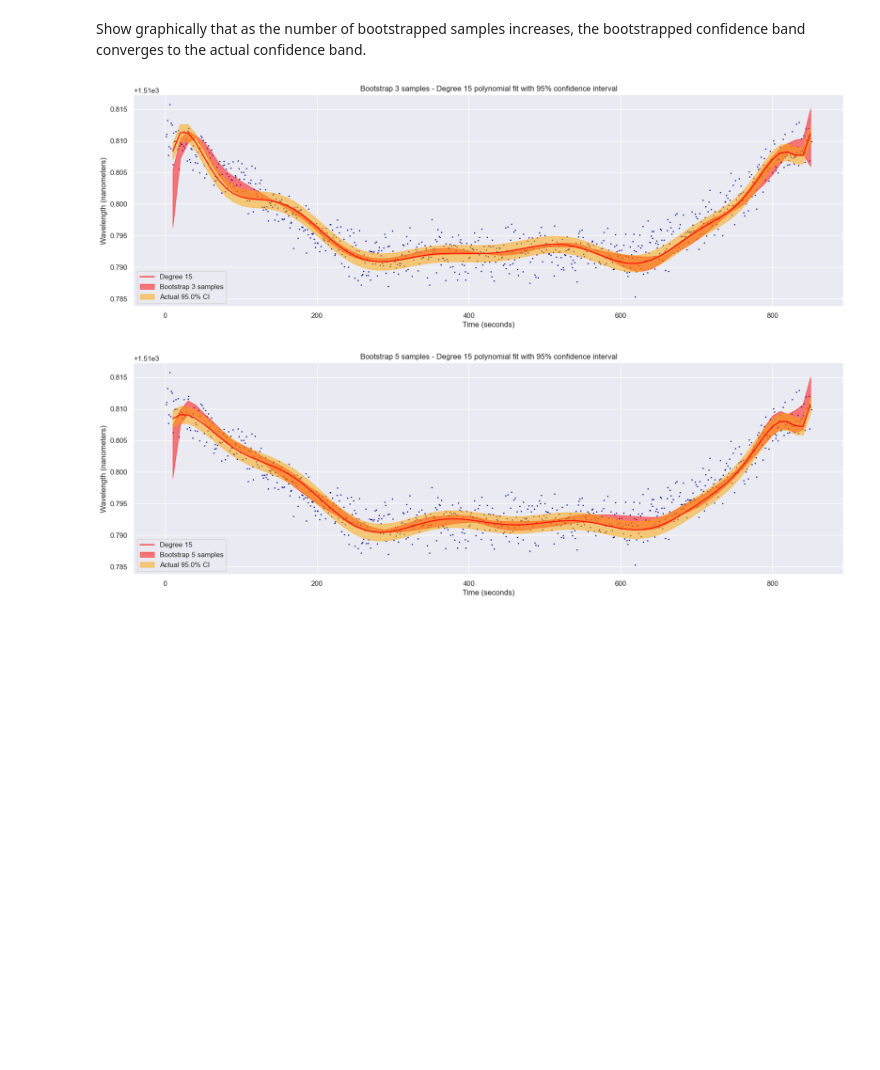
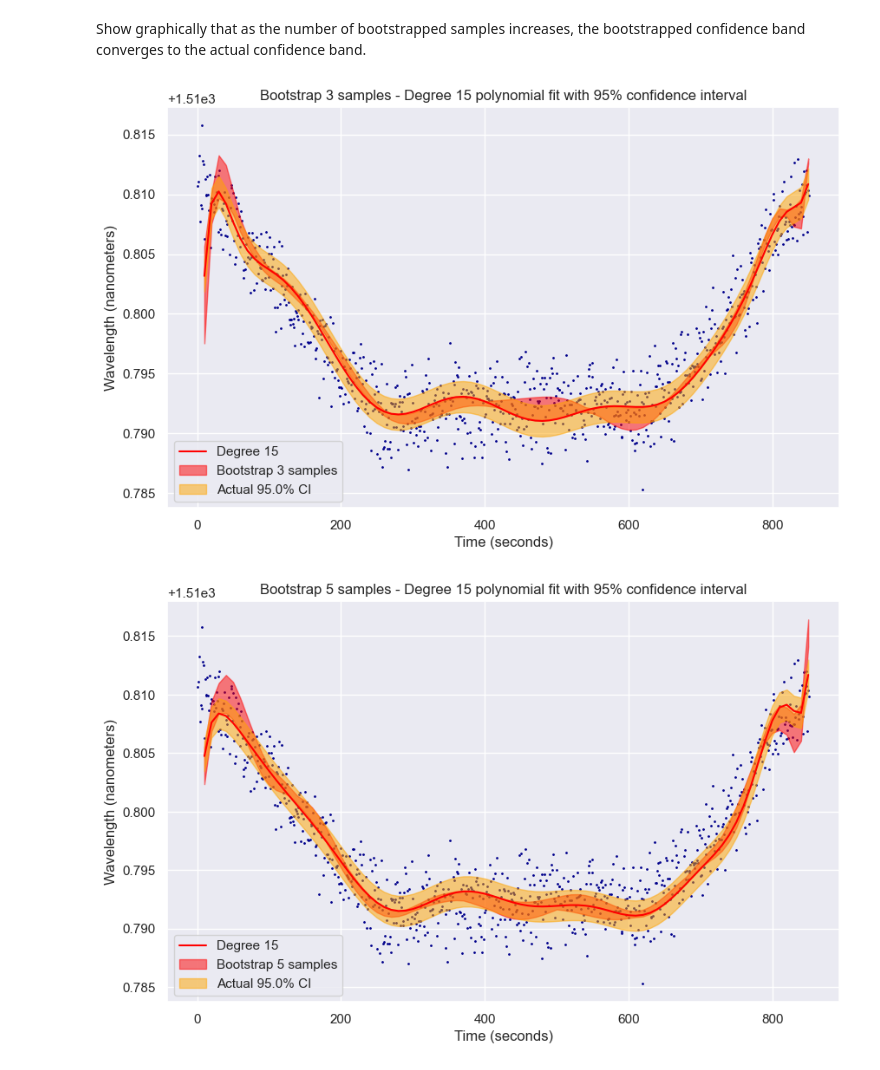
Before and after one commit to imrankhan37/Stats_Coursework, a Jupyter notebook: Task 1.ipynb, the cells around one changed output. Saved outputs shown, nothing was run; the diff lists cells and outputs as text; code cells hidden in the pictures; blank space fills up the shorter version.

```diff
--- a/Task 1.ipynb
+++ b/Task 1.ipynb
@@ -345,7 +492,7 @@ def fit_model_predict_plot(time, wavelength, degree, poly):
     time_standardised_poly_pred = poly.fit_transform(time_standardised_pred.reshape(-1, 1))
     wavelength_pred = model.predict(time_standardised_poly_pred)
 
-    plt.figure(figsize=(15, 6))
+    plt.figure(figsize=(10, 6))
     plt.scatter(time_sample, wavelength_sample, color='darkblue', s=1)
     plt.plot(time_pred, wavelength_pred, label=f'Degree {degree}')
     plt.xlabel('Time (seconds)')
@@ -357,7 +504,7 @@ def fit_model_predict_plot(time, wavelength, degree, poly):
     residuals = wavelength_sample - model.predict(time_standardised_poly_sample)
 
     # Plot the residuals
-    plt.figure(figsize=(15, 6))
+    plt.figure(figsize=(10, 6))
     plt.scatter(time_sample, residuals, color='darkblue', s=1)
     plt.xlabel('Time (seconds)')
     plt.ylabel('Residuals (nanometers)')
@@ -367,7 +514,7 @@ def fit_model_predict_plot(time, wavelength, degree, poly):
     plt.axhline(y=0, color='red', linestyle='--')
     plt.show()
 # %%
-degree = 15
+degree = aic_df[aic_df['aic'] == aic_df['aic'].min()]['degree'].values[0]
 poly = PolynomialFeatures(degree=degree)
 fit_model_predict_plot(time, wavelength, degree, poly)
 # %% [output]
@@ -381,7 +528,7 @@ band for the expected wavelength as a function of time index. It is pointwise as
 is constructed from a set of confidence intervals, one at each point (value of ‘X’). You
 decide to bootstrap.
 # %%
-degree = 15
+degree = aic_df[aic_df['aic'] == aic_df['aic'].min()]['degree'].values[0]
 poly = PolynomialFeatures(degree=degree)
 fit_model_predict_plot(time, wavelength, degree, poly)
 # %% [output]
@@ -478,7 +625,7 @@ def fit_model_predict_plot_bootsrap(time, wavelength, degree):
 
     return predicted_values
 # %%
-degree = 15
+degree = aic_df[aic_df['aic'] == aic_df['aic'].min()]['degree'].values[0]
 poly = PolynomialFeatures(degree=degree)
 
 time_sample, wavelength_sample = extract_sample(time, wavelength)
@@ -525,9 +673,7 @@ plt.show()
 # %% [markdown]
 Show graphically that as the number of bootstrapped samples increases, the bootstrapped confidence band converges to the actual confidence band.
 # %%
-# Show graphically that as the number of bootstrapped samples increases, the bootstrapped confidence band converges to the actual confidence band.
-
-degree = 15
+degree = aic_df[aic_df['aic'] == aic_df['aic'].min()]['degree'].values[0]
 poly = PolynomialFeatures(degree=degree)
 
 no_of_bootstampled_samples = [3, 5, 10, 20, 50, 100, 500]
@@ -539,33 +685,35 @@ for i in no_of_bootstampled_samples:
     for j in range(i):
         dataframe = fit_model_predict_plot_bootsrap(time, wavelength, degree)
         predicted_values = pd.concat([predicted_values, dataframe['wavelength']], axis = 1)
 
     quantile_25 = predicted_values[:].apply(lambda x: x.quantile(0.025), axis=1)
     quantile_975 = predicted_values[:].apply(lambda x: x.quantile(0.975), axis=1)
 
     #Create new time array for prediction
     time_pred = np.linspace(min(time_sample), max(time_sample), time_sample.shape[0])
     time_standardised_pred = (time_pred - np.mean(time_sample)) / np.std(time_sample)
     time_standardised_poly_pred = poly.fit_transform(time_standardised_pred.reshape(-1, 1))
     wavelength_pred = model.predict(time_standardised_poly_pred)
 
 
-    plt.figure(figsize=(20, 6))
+    plt.figure(figsize=(10, 6))
     plt.scatter(time, wavelength, color='darkblue', s=1)
     plt.plot(time_pred, wavelength_pred, color='red', label=f'Degree {degree}')
     plt.fill_between(time_sample, quantile_25, quantile_975, color='red', alpha=0.5, label=f'Bootstrap {i} samples')
     plt.xlabel('Time (seconds)')
     plt.ylabel('Wavelength (nanometers)')
     plt.title(f'Bootstrap {i} samples - Degree {degree} polynomial fit with 95% confidence interval')
+
+    #calculate the actual confidence interval
 
     conf_level = 0.95
     z = norm.ppf((1+conf_level)/2) # z value for 95% confidence interval
     actual_25 = wavelength_pred - (z * (wavelength_pred.std()/np.sqrt(len(wavelength_pred)))) #use the z transformed value to calculate the actual confidence interval
     actual_975 = wavelength_pred + (z * (wavelength_pred.std()/np.sqrt(len(wavelength_pred))))
     plt.fill_between(time_sample, actual_25, actual_975, color="orange", alpha = 0.5, label=f'Actual {conf_level*100}% CI')
 
     plt.legend(loc='lower left')
     plt.show()
 # %% [output]
-[figure, old version]
+[figure, new version]
-[figure, old version]
+[figure, new version]
```
Also changed, not shown: parts of 20 cells of this notebook, 1 other file.
